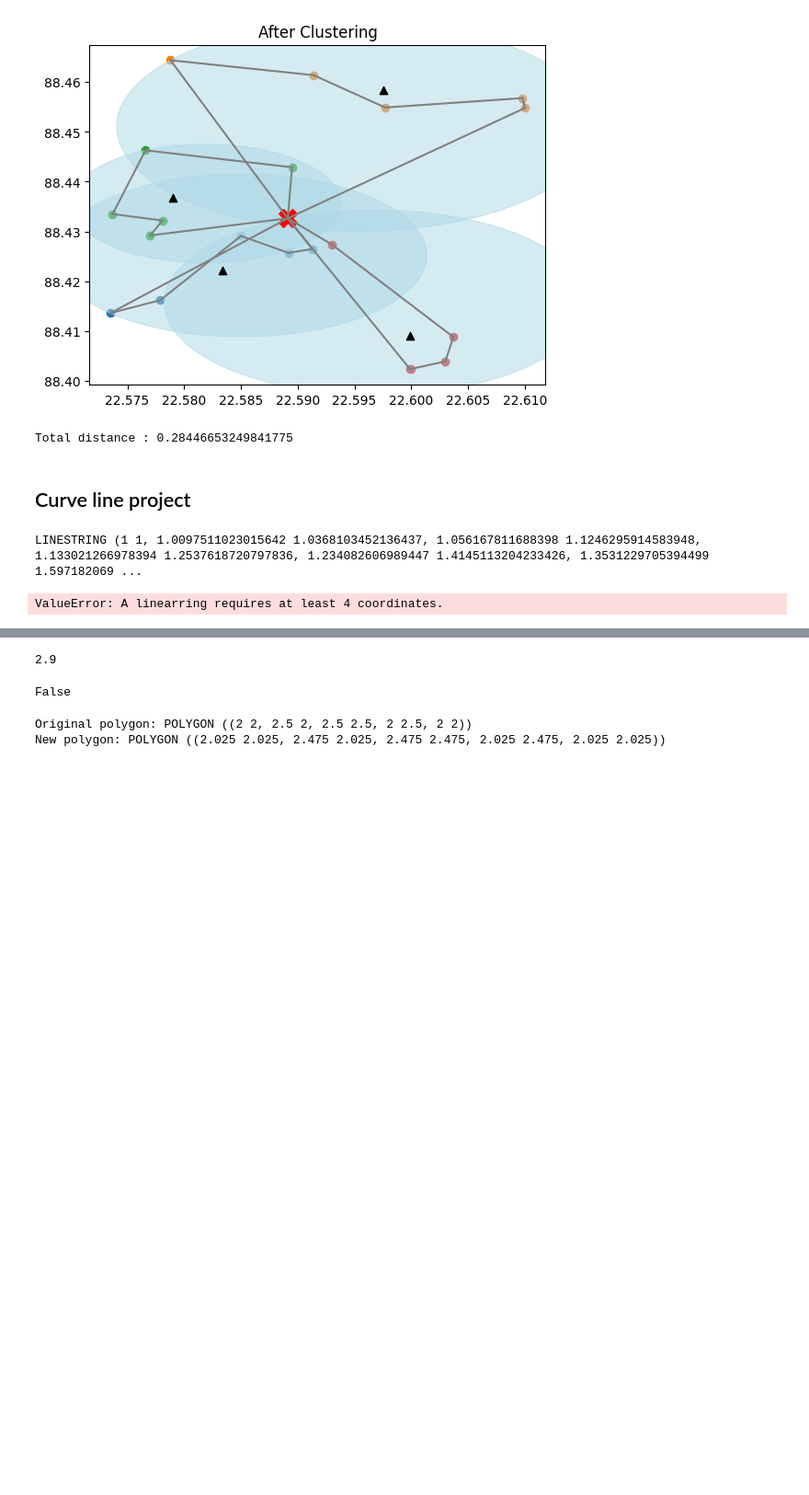
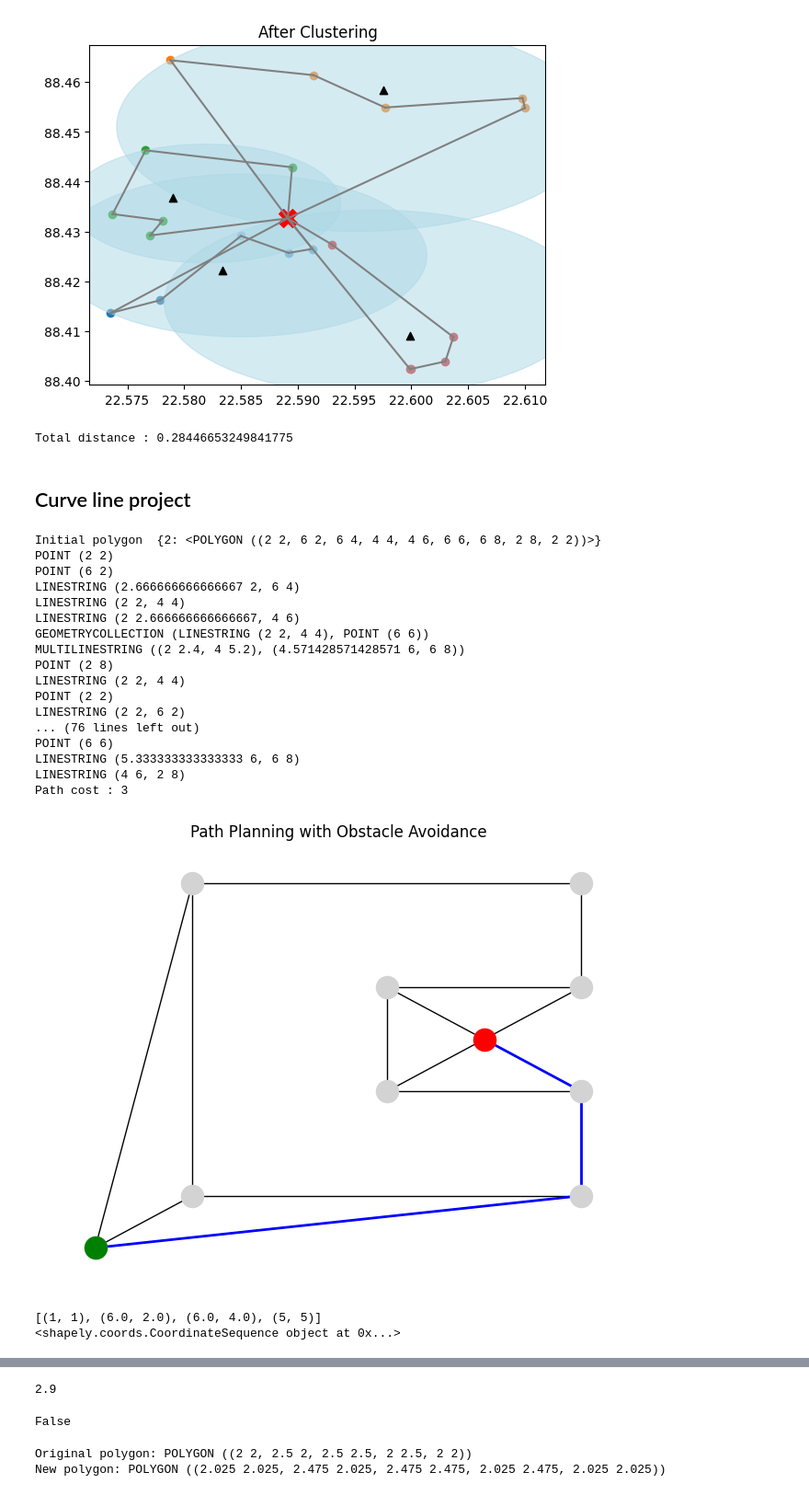
Before and after one commit to CR-Samrat/drone-based-delivary, a Jupyter notebook: helping_file.ipynb, the cells around one changed output, grey strips where cells are left out. Shown at 92% size. Drawn from its saved outputs; the diff is of its cells as text; code cells hidden in the pictures; blank space fills up the shorter version.

```diff
--- a/helping_file.ipynb
+++ b/helping_file.ipynb
@@ -428,7 +452,7 @@ def check_for_obstacle(point_1, point_2, obstacles):
     line = LineString([point_1, point_2])
 
     for obs_id, obs in obstacles.items():
-        if line.intersects(obs):
+        if line_intersect(line,obs):
             # if len((line.intersection(obs)).coords) > 1:
             return True
     return False
@@ -456,10 +480,10 @@ def create_shortest_path_3(point_1, point_2, obstacles):
     G.add_node(tuple(point_2))
 
     # create new polygon
-    for obs_id, obstacle in obstacle_polygon.items():
-        obstacle_polygon[obs_id] = scale_polygon(obstacle)
+    # for obs_id, obstacle in obstacle_polygon.items():
+    #     obstacle_polygon[obs_id] = scale_polygon(obstacle)
 
-    print("New polygon ",obstacle_polygon)
+    # print("New polygon ",obstacle_polygon)
 
     # Add edges between adjacent points (up, down, left, right)
     for cur in G.nodes():
@@ -492,23 +516,38 @@ def create_shortest_path_curve(path):
     print(answer)
     return answer
 # %%
-output = catmull_rom_smooth(LineString([[1,1],[2, 2.5],[3, 3.5],[5,5]]), 0.5, 10)
-
-print(output)
-
 point_1 = [1,1]
 point_2 = [5,5]
 
 obstacles = {
-    0 : [[2,2],[2.5,2.5]],
-    1 : [[3.0,2.5],[3.5,3.5]]
+    # 0 : [[2,2],[2.5,2.0],[2.5, 2.5], [2.0,2.5],[2,2]],
+    # 1 : [[3.0,3.0],[3.5,3.0],[3.5, 3.5],[3.25, 3.75],[3.0, 3.5],[3.0, 3.0]],
+    2 : [(2,2),(6,2),(6,4),(4,4),(4,6),(6,6),(6,8),(2,8),(2,2)]
 }
 path = create_shortest_path_3(point_1, point_2, obstacles)
 path_2 = create_shortest_path_curve(path)
-make_graph(point_1, point_2, obstacles, path)
-make_graph(point_1, point_2, obstacles, path_2)
-print("Distance in line :",total_dist(path))
-print("Distance in curve :",total_dist(path_2))
+# make_graph(point_1, point_2, obstacles, path)
+# make_graph(point_1, point_2, obstacles, path_2)
+# print("Distance in line :",total_dist(path))
+# print("Distance in curve :",total_dist(path_2))
 # %% [output]
-LINESTRING (1 1, 1.0097511023015642 1.0368103452136437, 1.056167811688398 1.1246295914583948, 1.133021266978394 1.2537618720797836, 1.234082606989447 1.4145113204233426, 1.3531229705394499 1.597182069 ...
+Initial polygon  {2: <POLYGON ((2 2, 6 2, 6 4, 4 4, 4 6, 6 6, 6 8, 2 8, 2 2))>}
+POINT (2 2)
+POINT (6 2)
+LINESTRING (2.666666666666667 2, 6 4)
+LINESTRING (2 2, 4 4)
+LINESTRING (2 2.666666666666667, 4 6)
+GEOMETRYCOLLECTION (LINESTRING (2 2, 4 4), POINT (6 6))
+MULTILINESTRING ((2 2.4, 4 5.2), (4.571428571428571 6, 6 8))
+POINT (2 8)
+LINESTRING (2 2, 4 4)
+POINT (2 2)
+LINESTRING (2 2, 6 2)
+... (76 lines left out)
+POINT (6 6)
+LINESTRING (5.333333333333333 6, 6 8)
+LINESTRING (4 6, 2 8)
+Path cost : 3
+[figure, added]
-ValueError: A linearring requires at least 4 coordinates.
+[(1, 1), (6.0, 2.0), (6.0, 4.0), (5, 5)]
+<shapely.coords.CoordinateSequence object at 0x...>
```
Also changed, not shown: parts of 10 cells of this notebook, 2 other files.
